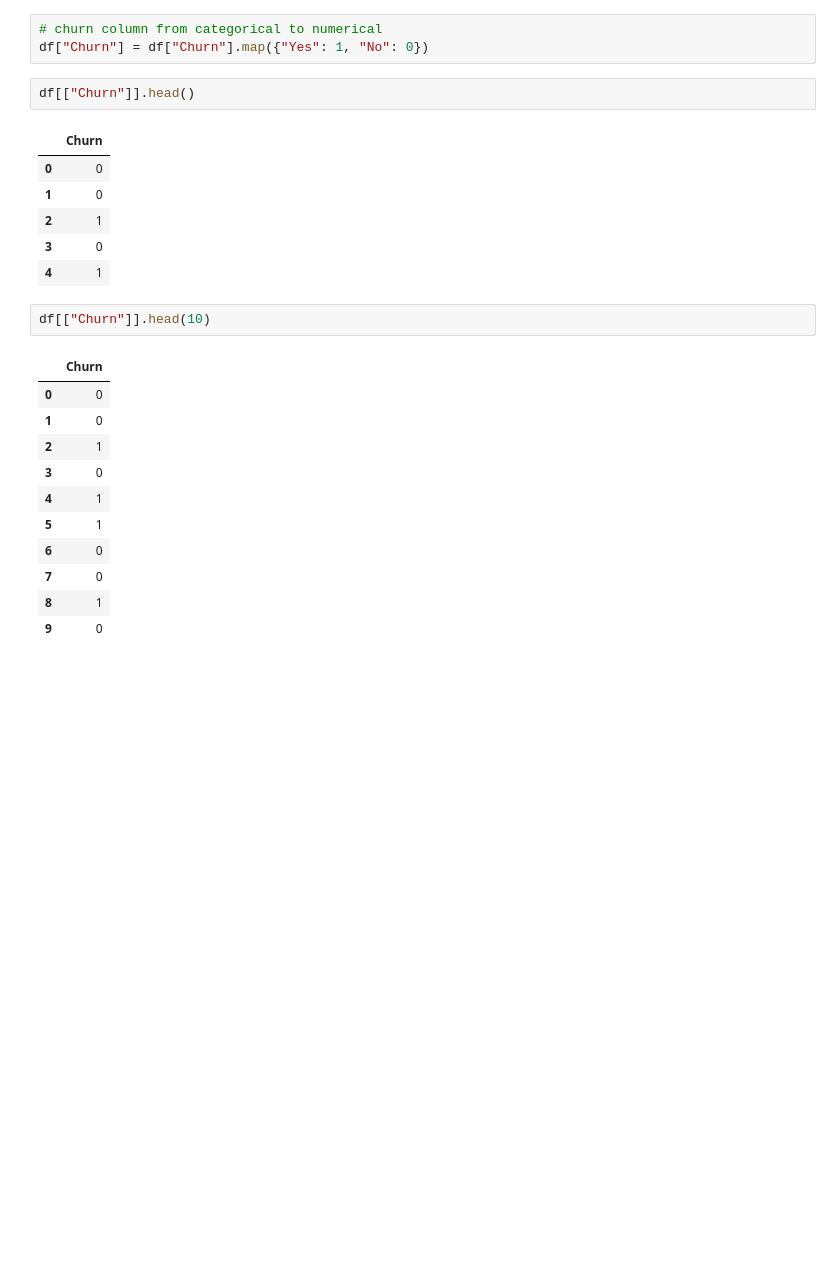
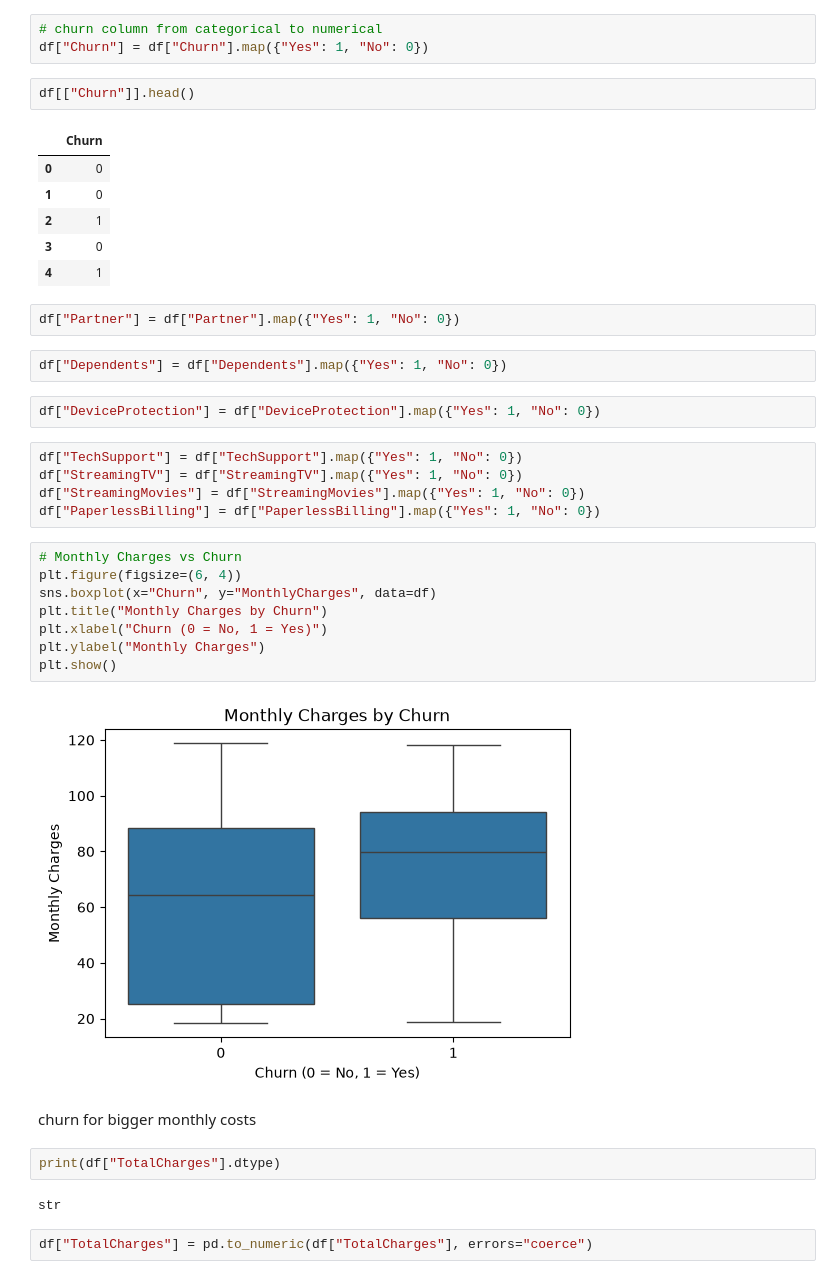
Before and after one commit to nevena-mi/Lab3_Model_Training, a Jupyter notebook: Customer Churn Prediction.ipynb, the cells around one changed output. Cells and saved outputs as stored; diff of their text form; blank space fills up the shorter version.

```diff
--- a/Customer Churn Prediction.ipynb
+++ b/Customer Churn Prediction.ipynb
@@ -84,17 +84,32 @@ df[["Churn"]].head()
 | 2 | 1 |
 | 3 | 0 |
 | 4 | 1 |
-# %%
-df[["Churn"]].head(10)
-# %% [output]
-|  | Churn |
-| 0 | 0 |
-| 1 | 0 |
-| 2 | 1 |
-| 3 | 0 |
-| 4 | 1 |
-| 5 | 1 |
-| 6 | 0 |
-| 7 | 0 |
-| 8 | 1 |
-| 9 | 0 |
+# %%
+df["Partner"] = df["Partner"].map({"Yes": 1, "No": 0})
+# %%
+df["Dependents"] = df["Dependents"].map({"Yes": 1, "No": 0})
+# %%
+df["DeviceProtection"] = df["DeviceProtection"].map({"Yes": 1, "No": 0})
+# %%
+df["TechSupport"] = df["TechSupport"].map({"Yes": 1, "No": 0})
+df["StreamingTV"] = df["StreamingTV"].map({"Yes": 1, "No": 0})
+df["StreamingMovies"] = df["StreamingMovies"].map({"Yes": 1, "No": 0})
+df["PaperlessBilling"] = df["PaperlessBilling"].map({"Yes": 1, "No": 0})
+# %%
+# Monthly Charges vs Churn
+plt.figure(figsize=(6, 4))
+sns.boxplot(x="Churn", y="MonthlyCharges", data=df)
+plt.title("Monthly Charges by Churn")
+plt.xlabel("Churn (0 = No, 1 = Yes)")
+plt.ylabel("Monthly Charges")
+plt.show()
+# %% [output]
+[figure, added]
+# %% [markdown]
+churn for bigger monthly costs
+# %%
+print(df["TotalCharges"].dtype)
+# %% [output]
+str
+# %%
+df["TotalCharges"] = pd.to_numeric(df["TotalCharges"], errors="coerce")
```
Also changed, not shown: parts of 22 cells of this notebook.
